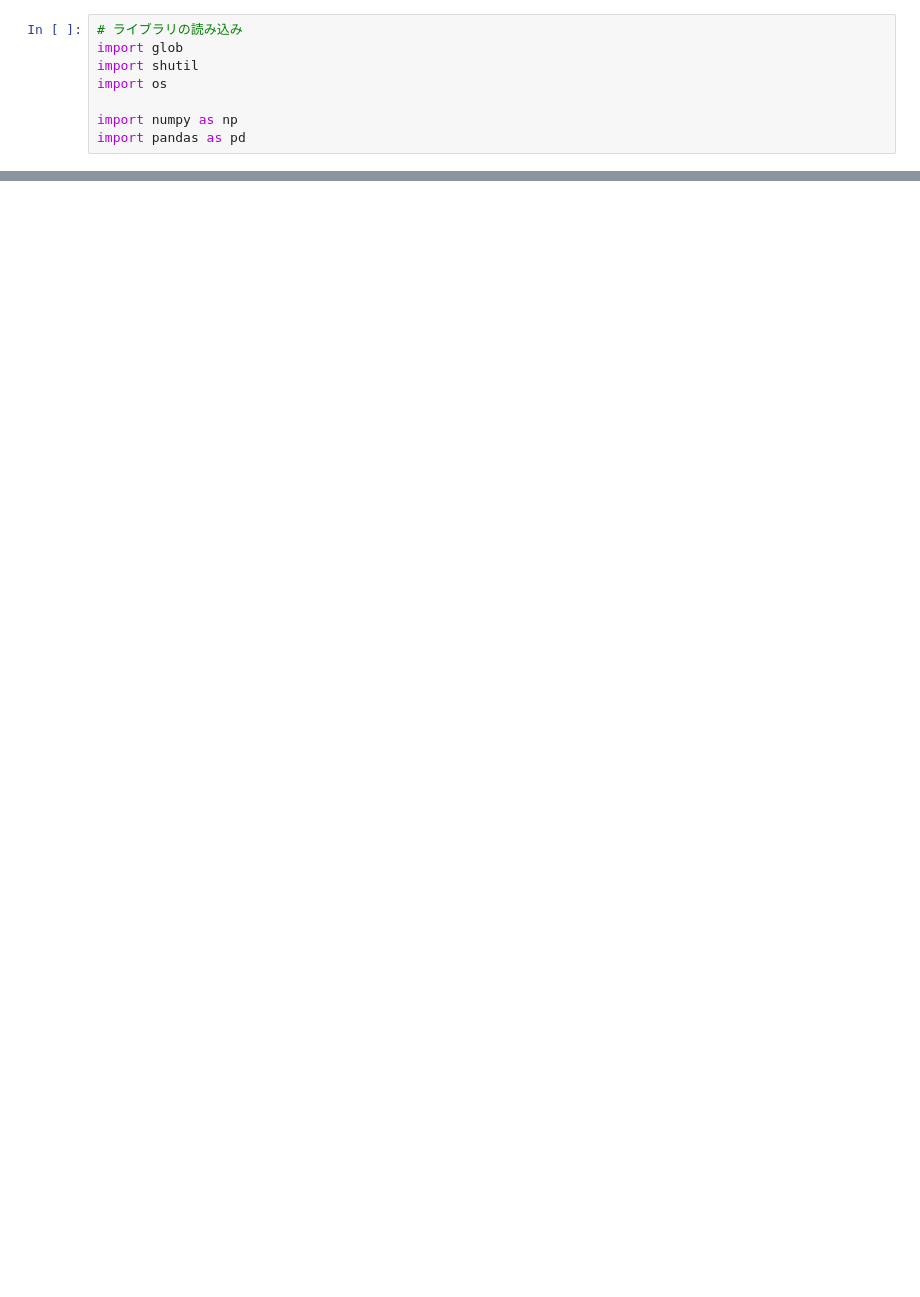
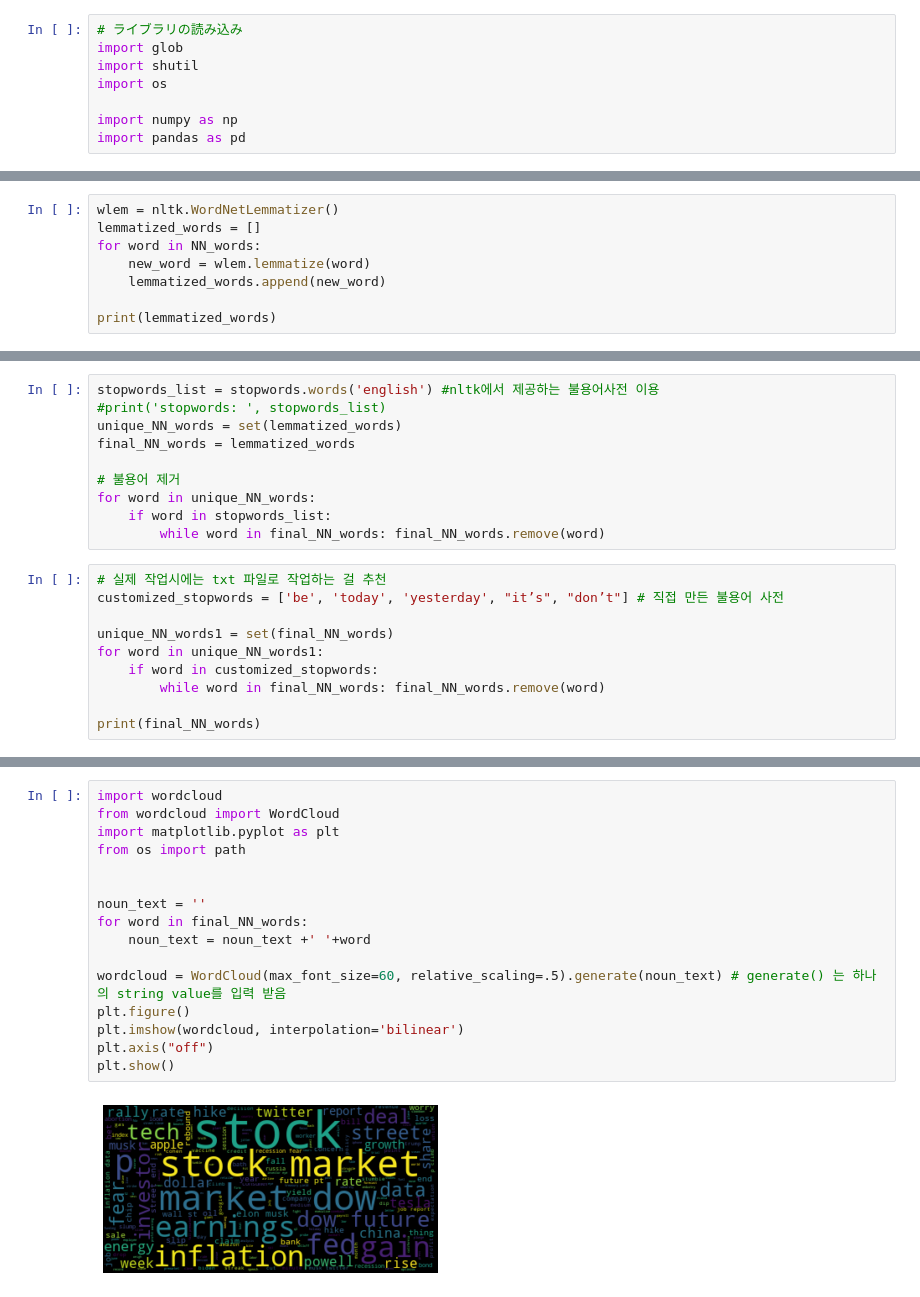
Before and after one commit to jokercsi/BERT-based-ABSA-LDA-stock-prediction-model, a Jupyter notebook: textMining.ipynb, the cells around one changed output, grey strips where cells are left out. Drawn from its saved outputs; the diff is of its cells as text; blank space fills up the shorter version.

```diff
--- a/textMining.ipynb
+++ b/textMining.ipynb
@@ -51,0 +113,8 @@ file.close()
+# %%
+wlem = nltk.WordNetLemmatizer()
+lemmatized_words = []
+for word in NN_words:
+    new_word = wlem.lemmatize(word)
+    lemmatized_words.append(new_word)
+
+print(lemmatized_words)
@@ -51,0 +123,20 @@ file.close()
+# %%
+stopwords_list = stopwords.words('english') #nltk에서 제공하는 불용어사전 이용
+#print('stopwords: ', stopwords_list)
+unique_NN_words = set(lemmatized_words)
+final_NN_words = lemmatized_words
+
+# 불용어 제거
+for word in unique_NN_words:
+    if word in stopwords_list:
+        while word in final_NN_words: final_NN_words.remove(word)
+# %%
+# 실제 작업시에는 txt 파일로 작업하는 걸 추천
+customized_stopwords = ['be', 'today', 'yesterday', "it’s", "don’t"] # 직접 만든 불용어 사전
+
+unique_NN_words1 = set(final_NN_words)
+for word in unique_NN_words1:
+    if word in customized_stopwords:
+        while word in final_NN_words: final_NN_words.remove(word)
+
+print(final_NN_words)
@@ -51,0 +154,18 @@ file.close()
+# %%
+import wordcloud
+from wordcloud import WordCloud
+import matplotlib.pyplot as plt
+from os import path
+
+
+noun_text = ''
+for word in final_NN_words:
+    noun_text = noun_text +' '+word
+
+wordcloud = WordCloud(max_font_size=60, relative_scaling=.5).generate(noun_text) # generate() 는 하나의 string value를 입력 받음
+plt.figure()
+plt.imshow(wordcloud, interpolation='bilinear')
+plt.axis("off")
+plt.show()
+# %% [output]
+[figure, added]
```
Also changed, not shown: parts of 16 cells of this notebook.
